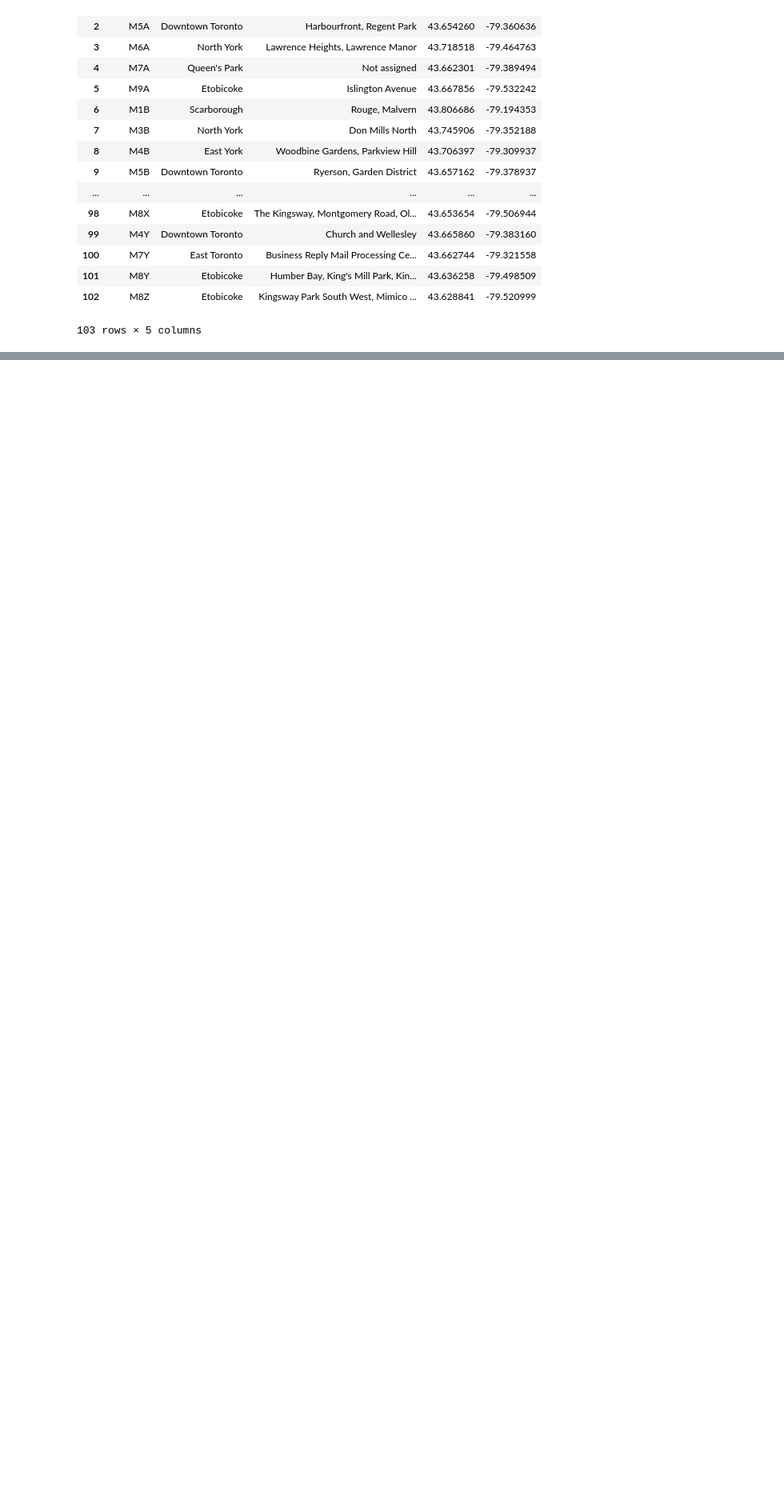
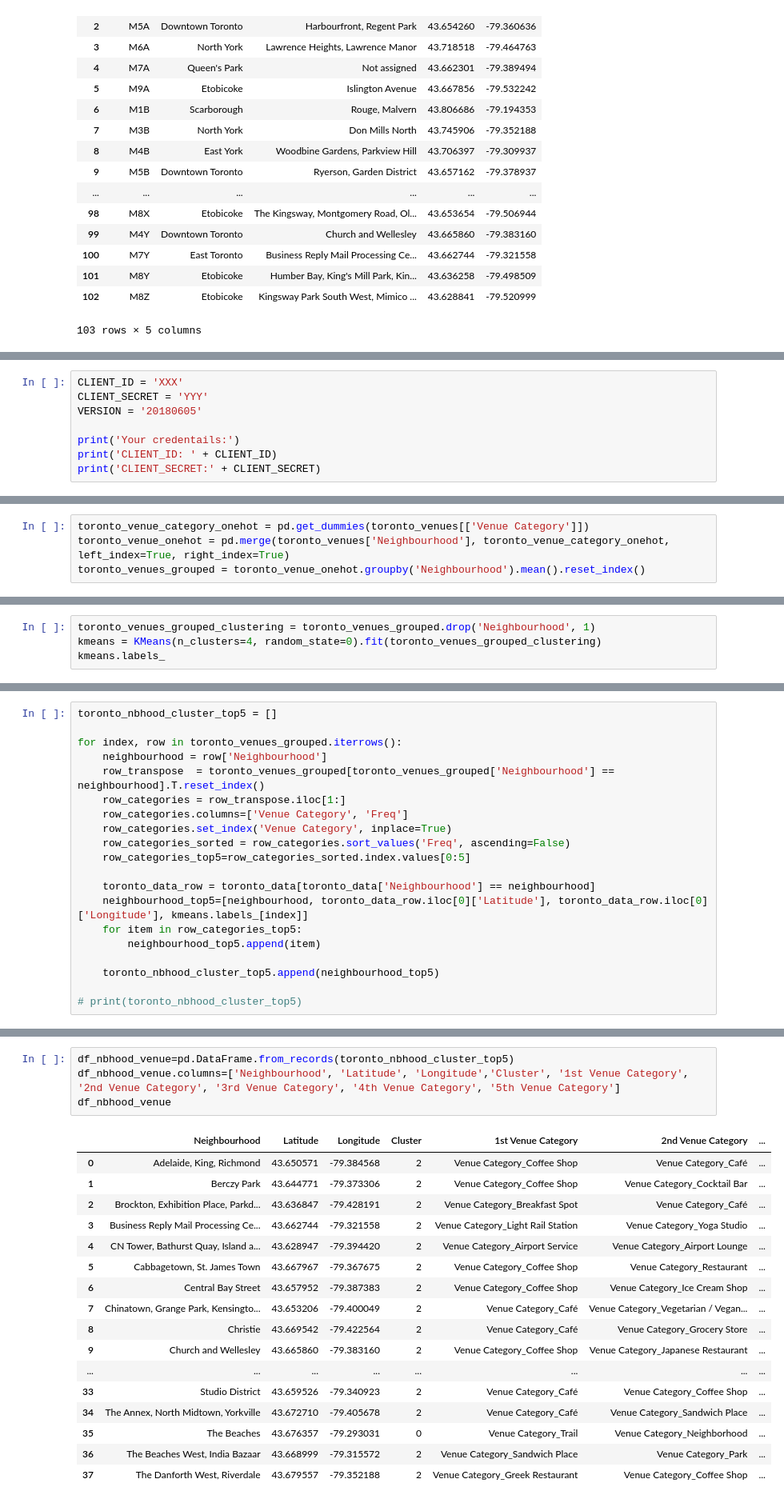
Before and after one commit to UPriyadharshini/Coursera_Capstone, a Jupyter notebook: Coursera_Capstone_TorontoClustering.ipynb, the cells around one changed output, grey strips where cells are left out. Shown: that part at 80% size. Drawn from its saved outputs; the diff is of its cells as text; blank space fills up the shorter version.

Commit message:
Published from Watson Studio.

```diff
--- a/Coursera_Capstone_TorontoClustering.ipynb
+++ b/Coursera_Capstone_TorontoClustering.ipynb
@@ -156,0 +247,8 @@ df
+# %%
+CLIENT_ID = 'XXX'
+CLIENT_SECRET = 'YYY'
+VERSION = '20180605'
+
+print('Your credentails:')
+print('CLIENT_ID: ' + CLIENT_ID)
+print('CLIENT_SECRET:' + CLIENT_SECRET)
@@ -156,0 +286,4 @@ df
+# %%
+toronto_venue_category_onehot = pd.get_dummies(toronto_venues[['Venue Category']])
+toronto_venue_onehot = pd.merge(toronto_venues['Neighbourhood'], toronto_venue_category_onehot, left_index=True, right_index=True)
+toronto_venues_grouped = toronto_venue_onehot.groupby('Neighbourhood').mean().reset_index()
@@ -156,0 +298,4 @@ df
+# %%
+toronto_venues_grouped_clustering = toronto_venues_grouped.drop('Neighbourhood', 1)
+kmeans = KMeans(n_clusters=4, random_state=0).fit(toronto_venues_grouped_clustering)
+kmeans.labels_
@@ -156,0 +307,20 @@ df
+# %%
+toronto_nbhood_cluster_top5 = []
+
+for index, row in toronto_venues_grouped.iterrows():
+    neighbourhood = row['Neighbourhood']
+    row_transpose  = toronto_venues_grouped[toronto_venues_grouped['Neighbourhood'] == neighbourhood].T.reset_index()
+    row_categories = row_transpose.iloc[1:]
+    row_categories.columns=['Venue Category', 'Freq']
+    row_categories.set_index('Venue Category', inplace=True)
+    row_categories_sorted = row_categories.sort_values('Freq', ascending=False)
+    row_categories_top5=row_categories_sorted.index.values[0:5]
+
+    toronto_data_row = toronto_data[toronto_data['Neighbourhood'] == neighbourhood]
+    neighbourhood_top5=[neighbourhood, toronto_data_row.iloc[0]['Latitude'], toronto_data_row.iloc[0]['Longitude'], kmeans.labels_[index]]
+    for item in row_categories_top5:
+        neighbourhood_top5.append(item)
+
+    toronto_nbhood_cluster_top5.append(neighbourhood_top5)
+
+# print(toronto_nbhood_cluster_top5)
@@ -156,0 +329,22 @@ df
+# %%
+df_nbhood_venue=pd.DataFrame.from_records(toronto_nbhood_cluster_top5)
+df_nbhood_venue.columns=['Neighbourhood', 'Latitude', 'Longitude','Cluster', '1st Venue Category', '2nd Venue Category', '3rd Venue Category', '4th Venue Category', '5th Venue Category']
+df_nbhood_venue
+# %% [output]
+|  | Neighbourhood | Latitude | Longitude | Cluster | 1st Venue Category | 2nd Venue Category | ... |
+| 0 | Adelaide, King, Richmond | 43.650571 | -79.384568 | 2 | Venue Category_Coffee Shop | Venue Category_Café | ... |
+| 1 | Berczy Park | 43.644771 | -79.373306 | 2 | Venue Category_Coffee Shop | Venue Category_Cocktail Bar | ... |
+| 2 | Brockton, Exhibition Place, Parkd... | 43.636847 | -79.428191 | 2 | Venue Category_Breakfast Spot | Venue Category_Café | ... |
+| 3 | Business Reply Mail Processing Ce... | 43.662744 | -79.321558 | 2 | Venue Category_Light Rail Station | Venue Category_Yoga Studio | ... |
+| 4 | CN Tower, Bathurst Quay, Island a... | 43.628947 | -79.394420 | 2 | Venue Category_Airport Service | Venue Category_Airport Lounge | ... |
+| 5 | Cabbagetown, St. James Town | 43.667967 | -79.367675 | 2 | Venue Category_Coffee Shop | Venue Category_Restaurant | ... |
+| 6 | Central Bay Street | 43.657952 | -79.387383 | 2 | Venue Category_Coffee Shop | Venue Category_Ice Cream Shop | ... |
+| 7 | Chinatown, Grange Park, Kensingto... | 43.653206 | -79.400049 | 2 | Venue Category_Café | Venue Category_Vegetarian / Vegan... | ... |
+| 8 | Christie | 43.669542 | -79.422564 | 2 | Venue Category_Café | Venue Category_Grocery Store | ... |
+| 9 | Church and Wellesley | 43.665860 | -79.383160 | 2 | Venue Category_Coffee Shop | Venue Category_Japanese Restaurant | ... |
+| ... | ... | ... | ... | ... | ... | ... | ... |
+| 33 | Studio District | 43.659526 | -79.340923 | 2 | Venue Category_Café | Venue Category_Coffee Shop | ... |
+| 34 | The Annex, North Midtown, Yorkville | 43.672710 | -79.405678 | 2 | Venue Category_Café | Venue Category_Sandwich Place | ... |
+| 35 | The Beaches | 43.676357 | -79.293031 | 0 | Venue Category_Trail | Venue Category_Neighborhood | ... |
+| 36 | The Beaches West, India Bazaar | 43.668999 | -79.315572 | 2 | Venue Category_Sandwich Place | Venue Category_Park | ... |
+| 37 | The Danforth West, Riverdale | 43.679557 | -79.352188 | 2 | Venue Category_Greek Restaurant | Venue Category_Coffee Shop | ... |
```
Also changed, not shown: parts of 28 cells of this notebook.
